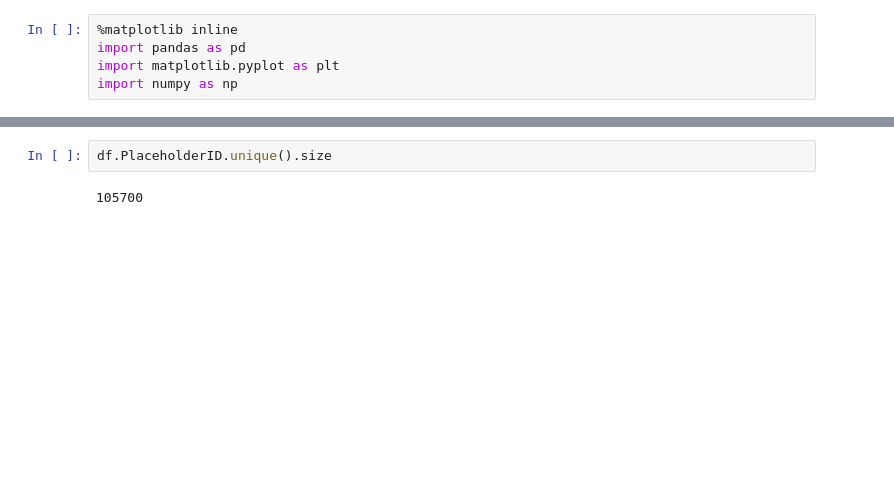
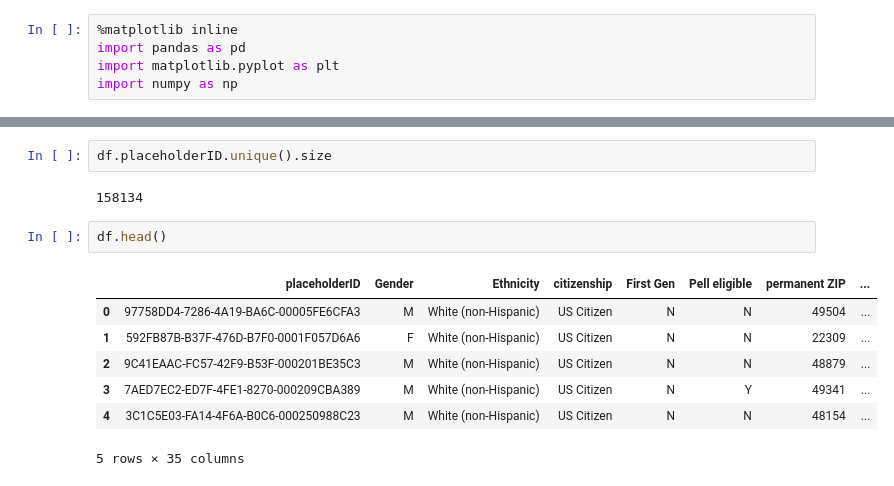
Before and after one commit to PERLMSU/pathways, a Jupyter notebook: demographics/demographics.ipynb, the cells around one changed output, grey strips where cells are left out. Drawn from its saved outputs; the diff is of its cells as text; blank space fills up the shorter version.

```diff
--- a/demographics/demographics.ipynb
+++ b/demographics/demographics.ipynb
@@ -21,6 +24,16 @@ Index(['PlaceholderID', 'Physics major at one time', 'gndr_flag',
       dtype='object')
 # %%
-df.PlaceholderID.unique().size
+df.placeholderID.unique().size
 # %% [output]
-105700
+158134
+# %%
+df.head()
+# %% [output]
+|  | placeholderID | Gender | Ethnicity | citizenship | First Gen | Pell eligible | permanent ZIP | ... |
+| 0 | 97758DD4-7286-4A19-BA6C-00005FE6CFA3 | M | White (non-Hispanic) | US Citizen | N | N | 49504 | ... |
+| 1 | 592FB87B-B37F-476D-B7F0-0001F057D6A6 | F | White (non-Hispanic) | US Citizen | N | N | 22309 | ... |
+| 2 | 9C41EAAC-FC57-42F9-B53F-000201BE35C3 | M | White (non-Hispanic) | US Citizen | N | N | 48879 | ... |
+| 3 | 7AED7EC2-ED7F-4FE1-8270-000209CBA389 | M | White (non-Hispanic) | US Citizen | N | Y | 49341 | ... |
+| 4 | 3C1C5E03-FA14-4F6A-B0C6-000250988C23 | M | White (non-Hispanic) | US Citizen | N | N | 48154 | ... |
+5 rows × 35 columns
 # %%
```
Also changed, not shown: parts of 10 cells of this notebook.
